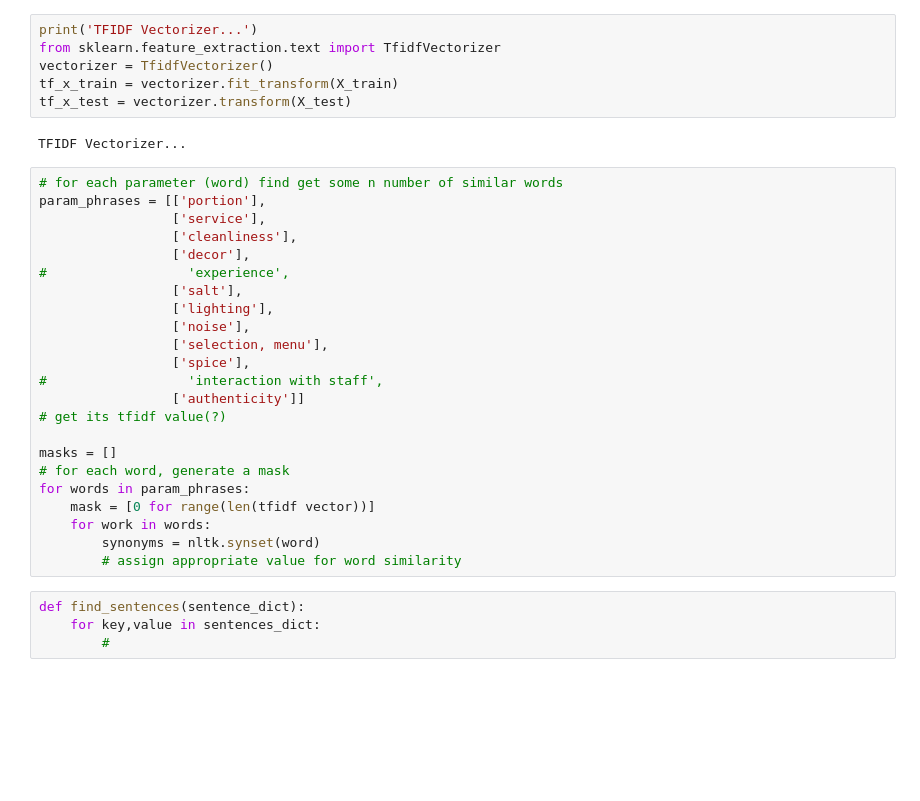
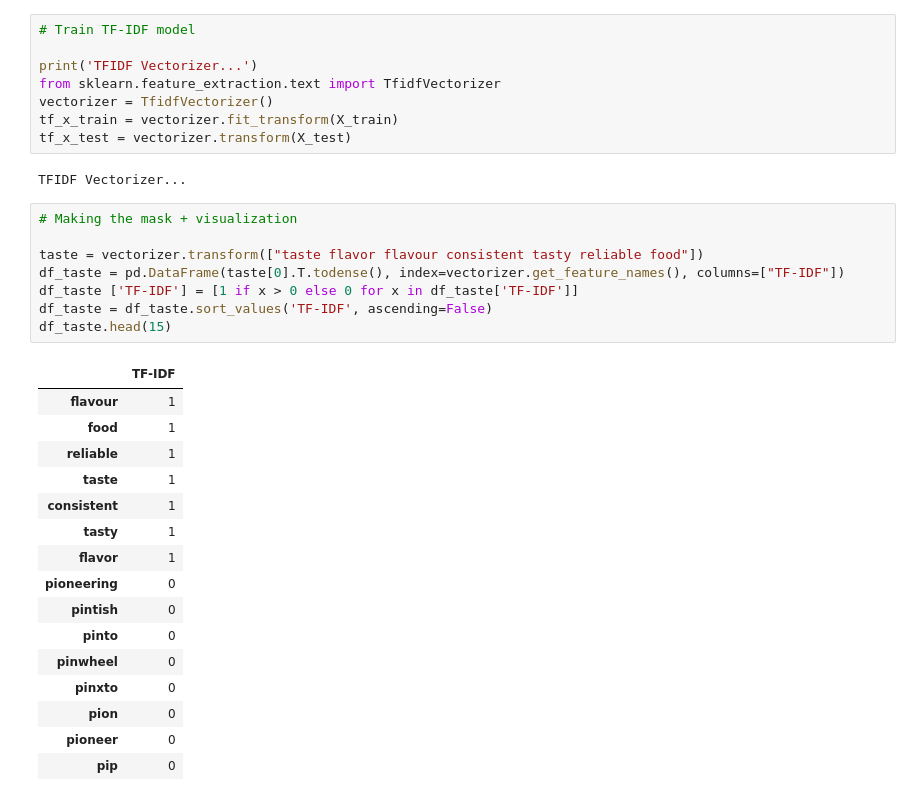
Before and after one commit to ksjiaxian/fyoudie, a Jupyter notebook: python_workbooks/tf-idf-sentiment-analysis.ipynb, the cells around one changed output. Saved outputs shown, nothing was run; the diff lists cells and outputs as text; blank space fills up the shorter version.

Commit message:
Masks

```diff
--- a/python_workbooks/tf-idf-sentiment-analysis.ipynb
+++ b/python_workbooks/tf-idf-sentiment-analysis.ipynb
@@ -224,4 +221,6 @@ Train:  (3513,) (3513,) Test:  ((1171,), (1171,))
 # %%
+# Train TF-IDF model
+
 print('TFIDF Vectorizer...')
 from sklearn.feature_extraction.text import TfidfVectorizer
 vectorizer = TfidfVectorizer()
@@ -229,30 +228,28 @@ tf_x_train = vectorizer.fit_transform(X_train)
 tf_x_test = vectorizer.transform(X_test)
 # %% [output]
 TFIDF Vectorizer...
-# %%
-# for each parameter (word) find get some n number of similar words
-param_phrases = [['portion'],
-                 ['service'],
-                 ['cleanliness'],
-                 ['decor'],
-#                  'experience',
-                 ['salt'],
-                 ['lighting'],
-                 ['noise'],
-                 ['selection, menu'],
-                 ['spice'],
-#                  'interaction with staff',
-                 ['authenticity']]
-# get its tfidf value(?)
-
-masks = []
-# for each word, generate a mask
-for words in param_phrases:
-    mask = [0 for range(len(tfidf vector))]
-    for work in words:
-        synonyms = nltk.synset(word)
-        # assign appropriate value for word similarity
-# %%
-def find_sentences(sentence_dict):
-    for key,value in sentences_dict:
-        #
+# %%
+# Making the mask + visualization
+
+taste = vectorizer.transform(["taste flavor flavour consistent tasty reliable food"])
+df_taste = pd.DataFrame(taste[0].T.todense(), index=vectorizer.get_feature_names(), columns=["TF-IDF"])
+df_taste ['TF-IDF'] = [1 if x > 0 else 0 for x in df_taste['TF-IDF']]
+df_taste = df_taste.sort_values('TF-IDF', ascending=False)
+df_taste.head(15)
+# %% [output]
+|  | TF-IDF |
+| flavour | 1 |
+| food | 1 |
+| reliable | 1 |
+| taste | 1 |
+| consistent | 1 |
+| tasty | 1 |
+| flavor | 1 |
+| pioneering | 0 |
+| pintish | 0 |
+| pinto | 0 |
+| pinwheel | 0 |
+| pinxto | 0 |
+| pion | 0 |
+| pioneer | 0 |
+| pip | 0 |
```
Also changed, not shown: parts of 13 cells of this notebook.
